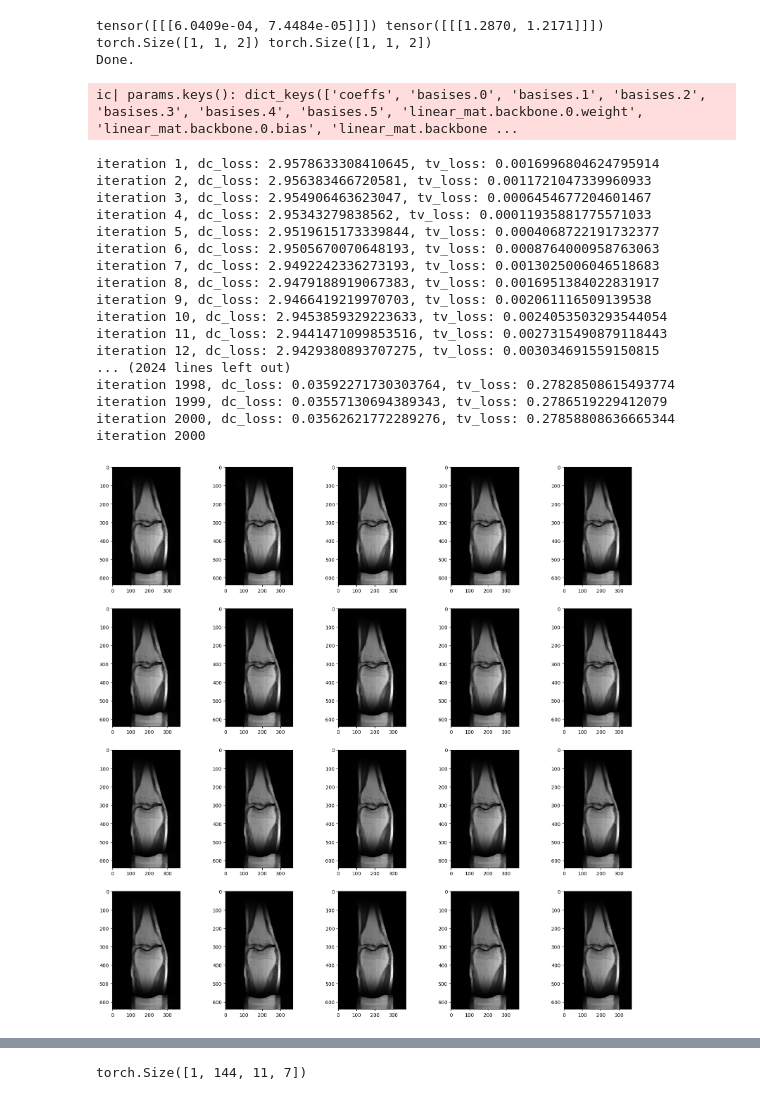
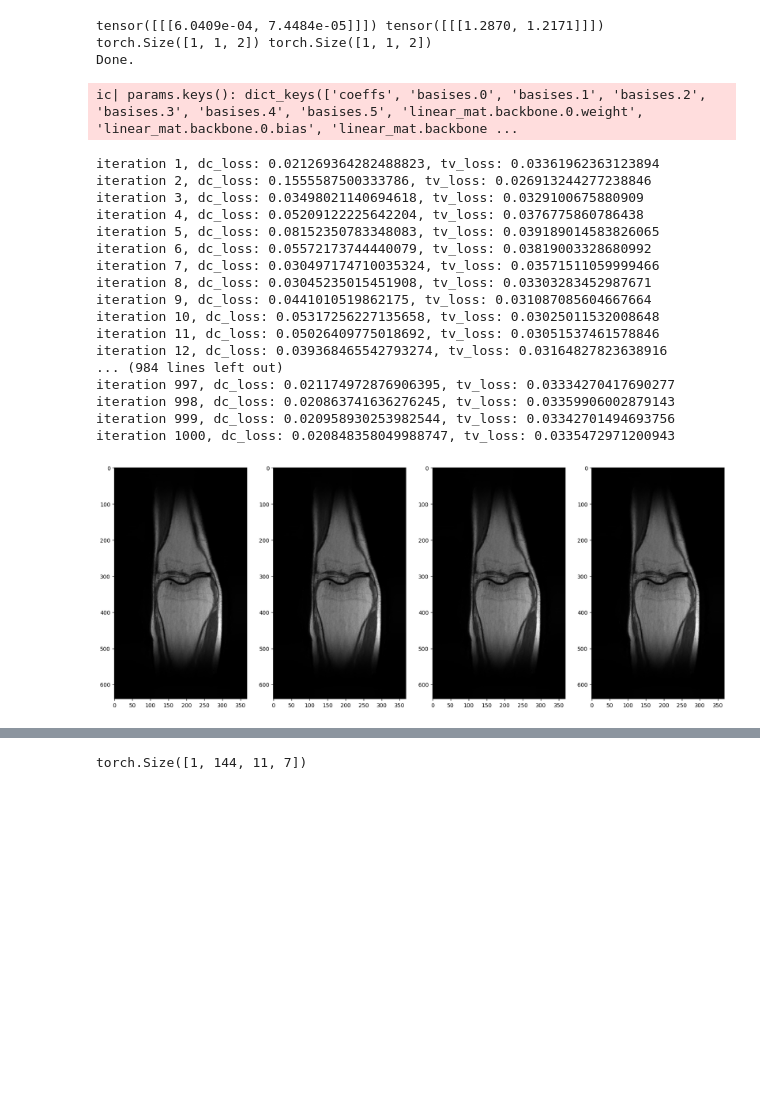
Before and after one commit to gRox167/ese5934_project, a Jupyter notebook: framework_plus_DF.ipynb, the cells around one changed output, grey strips where cells are left out. Drawn from its saved outputs; the diff is of its cells as text; code cells hidden in the pictures; blank space fills up the shorter version.

```diff
--- a/framework_plus_DF.ipynb
+++ b/framework_plus_DF.ipynb
@@ -4,9 +4,8 @@
 import os
 import pathlib
 
-os.environ["PYTORCH_ENABLE_MPS_FALLBACK"] = "1"
+# os.environ["PYTORCH_ENABLE_MPS_FALLBACK"] = "1"
 # os.environ["BART_TOOLBOX_PATH"] = "/Users/chunxuguo/bart"
-
 import torch
 import torchopt
 from einops import rearrange, reduce
@@ -33,7 +32,7 @@ def data_transform(kspace, mask, target, data_attributes, filename, slice_num):
     std = reduce(kspace, "ch h w complex-> () () complex", torch.std)
     print(mean, std)
     print(mean.shape, std.shape)
-    mask_func = subsample.RandomMaskFunc(center_fractions=[0.08], accelerations=[8])
+    mask_func = subsample.RandomMaskFunc(center_fractions=[0.08], accelerations=[4])
     masked_kspace, mask, num_low_frequencies = transforms.apply_mask(kspace, mask_func)
     csm = transforms.to_tensor(espirit_csm_estimation(kspace, num_low_frequencies))
     # kspace = kspace
@@ -313,7 +305,7 @@ cfg["model"]
 # %%
 from ese5934_project.models.FactorFields import DictField
 
-device = torch.device("cuda:0")
+device = torch.device("cuda:1")
 size = (640, 368)
 model = DictField(cfg, size, device)
 # %% [output]
@@ -337,7 +328,7 @@ from ese5934_project.models.FactorFields import get_coordinates
 
 coords = get_coordinates(size)
 kspace, (mean, std), masked_kspace, mask, csm = dataset[15]
-optimizer = torchopt.adamw(lr=1e-3)
+optimizer = torchopt.adam(lr=1e-2)
 # %% [output]
 tensor([[[6.0409e-04, 7.4484e-05]]]) tensor([[[1.2870, 1.2171]]])
 torch.Size([1, 1, 2]) torch.Size([1, 1, 2])
@@ -349,39 +340,40 @@ params, image_list = reconstruct(
     masked_kspace,
     csm,
     mask,
+    alpha=0.01,
     optimizer=optimizer,
-    iterations=2000,
+    iterations=1000,
     device=device,
 )
 # %% [output]
 ic| params.keys(): dict_keys(['coeffs', 'basises.0', 'basises.1', 'basises.2', 'basises.3', 'basises.4', 'basises.5', 'linear_mat.backbone.0.weight', 'linear_mat.backbone.0.bias', 'linear_mat.backbone ...
-iteration 1, dc_loss: 2.9578633308410645, tv_loss: 0.0016996804624795914
-iteration 2, dc_loss: 2.956383466720581, tv_loss: 0.0011721047339960933
-iteration 3, dc_loss: 2.954906463623047, tv_loss: 0.0006454677204601467
-iteration 4, dc_loss: 2.95343279838562, tv_loss: 0.00011935881775571033
-iteration 5, dc_loss: 2.9519615173339844, tv_loss: 0.0004068722191732377
-iteration 6, dc_loss: 2.9505670070648193, tv_loss: 0.0008764000958763063
-iteration 7, dc_loss: 2.9492242336273193, tv_loss: 0.0013025006046518683
-iteration 8, dc_loss: 2.9479188919067383, tv_loss: 0.0016951384022831917
-iteration 9, dc_loss: 2.9466419219970703, tv_loss: 0.002061116509139538
-iteration 10, dc_loss: 2.9453859329223633, tv_loss: 0.0024053503293544054
-iteration 11, dc_loss: 2.9441471099853516, tv_loss: 0.0027315490879118443
-iteration 12, dc_loss: 2.9429380893707275, tv_loss: 0.003034691559150815
-... (2024 lines left out)
-iteration 1998, dc_loss: 0.03592271730303764, tv_loss: 0.27828508615493774
-iteration 1999, dc_loss: 0.03557130694389343, tv_loss: 0.2786519229412079
-iteration 2000, dc_loss: 0.03562621772289276, tv_loss: 0.27858808636665344
-iteration 2000
+iteration 1, dc_loss: 0.021269364282488823, tv_loss: 0.03361962363123894
+iteration 2, dc_loss: 0.1555587500333786, tv_loss: 0.026913244277238846
+iteration 3, dc_loss: 0.03498021140694618, tv_loss: 0.0329100675880909
+iteration 4, dc_loss: 0.05209122225642204, tv_loss: 0.0376775860786438
+iteration 5, dc_loss: 0.08152350783348083, tv_loss: 0.039189014583826065
+iteration 6, dc_loss: 0.05572173744440079, tv_loss: 0.03819003328680992
+iteration 7, dc_loss: 0.030497174710035324, tv_loss: 0.03571511059999466
+iteration 8, dc_loss: 0.03045235015451908, tv_loss: 0.03303283452987671
+iteration 9, dc_loss: 0.0441010519862175, tv_loss: 0.031087085604667664
+iteration 10, dc_loss: 0.05317256227135658, tv_loss: 0.03025011532008648
+iteration 11, dc_loss: 0.05026409775018692, tv_loss: 0.03051537461578846
+iteration 12, dc_loss: 0.039368465542793274, tv_loss: 0.03164827823638916
+... (984 lines left out)
+iteration 997, dc_loss: 0.021174972876906395, tv_loss: 0.03334270417690277
+iteration 998, dc_loss: 0.020863741636276245, tv_loss: 0.03359906002879143
+iteration 999, dc_loss: 0.020958930253982544, tv_loss: 0.03342701494693756
+iteration 1000, dc_loss: 0.020848358049988747, tv_loss: 0.0335472971200943
 # %%
 import matplotlib.pyplot as plt
 
 # there are 20 images in the list,
 # we want to plot them in a grid of 4x5
-fig, axs = plt.subplots(4, 5, figsize=(20, 20))
-for i, image in enumerate(image_list[-20:]):
-    axs[i // 5, i % 5].imshow(complex_abs(image), cmap="gray")
+fig, axs = plt.subplots(1, 4, figsize=(20, 20))
+for i, image in enumerate(image_list[-4:]):
+    axs[i % 5].imshow(complex_abs(image), cmap="gray")
 # %% [output]
-[figure, old version]
+[figure, new version]
 # %%
 model.basises[0].shape
 fig, axs = plt.subplots(4, 5, figsize=(20, 20))
```
Also changed, not shown: parts of 6 cells of this notebook, 3 other files.
